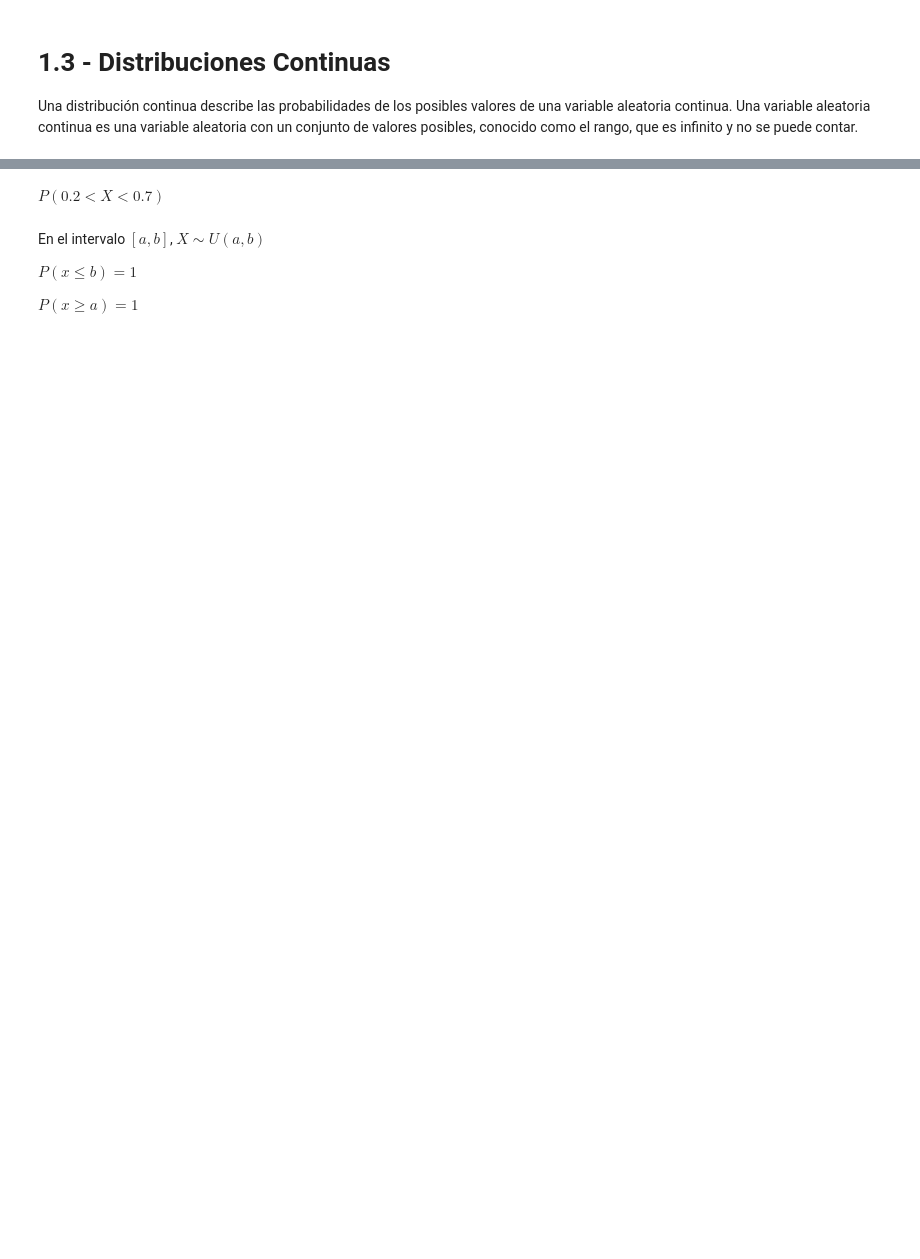
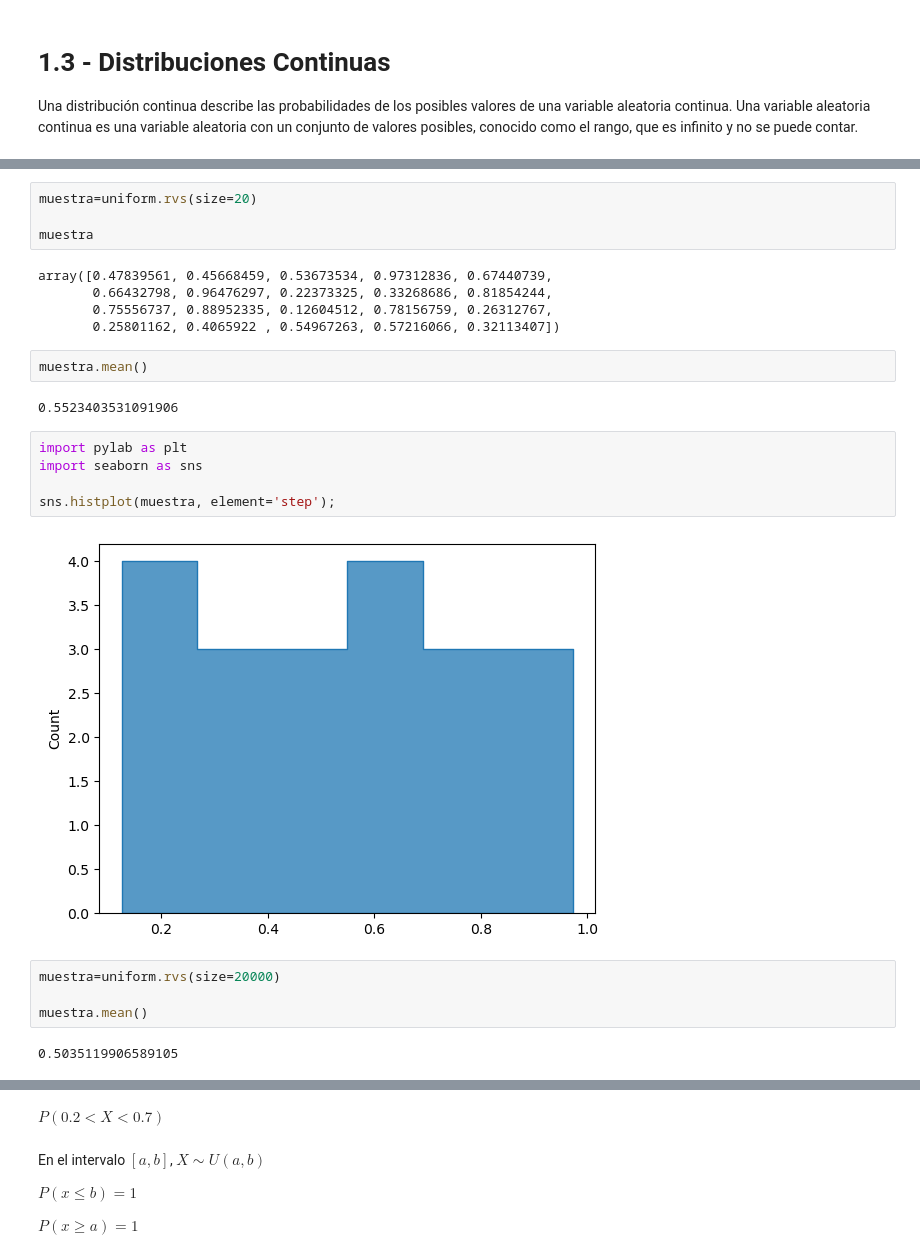
Before and after one commit to Ironhack-Data-Madrid-Octubre-2023/apuntes_clase, a Jupyter notebook: semana_6/1.3 - Distribuciones Continuas.ipynb, the cells around one changed output, grey strips where cells are left out. Saved outputs shown, nothing was run; the diff lists cells and outputs as text; blank space fills up the shorter version.

```diff
--- a/semana_6/1.3 - Distribuciones Continuas.ipynb
+++ b/semana_6/1.3 - Distribuciones Continuas.ipynb
@@ -41,0 +51,26 @@ $$\forall c, d \in [0, 1]: P(c < x <= d) = d-c$$
+# %%
+muestra=uniform.rvs(size=20)
+
+muestra
+# %% [output]
+array([0.47839561, 0.45668459, 0.53673534, 0.97312836, 0.67440739,
+       0.66432798, 0.96476297, 0.22373325, 0.33268686, 0.81854244,
+       0.75556737, 0.88952335, 0.12604512, 0.78156759, 0.26312767,
+       0.25801162, 0.4065922 , 0.54967263, 0.57216066, 0.32113407])
+# %%
+muestra.mean()
+# %% [output]
+0.5523403531091906
+# %%
+import pylab as plt
+import seaborn as sns
+
+sns.histplot(muestra, element='step');
+# %% [output]
+[figure, added]
+# %%
+muestra=uniform.rvs(size=20000)
+
+muestra.mean()
+# %% [output]
+0.5035119906589105
```
Also changed, not shown: parts of 33 cells of this notebook.
